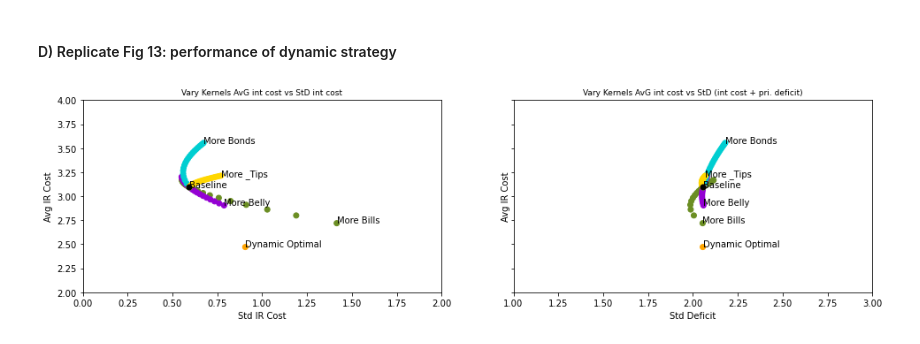
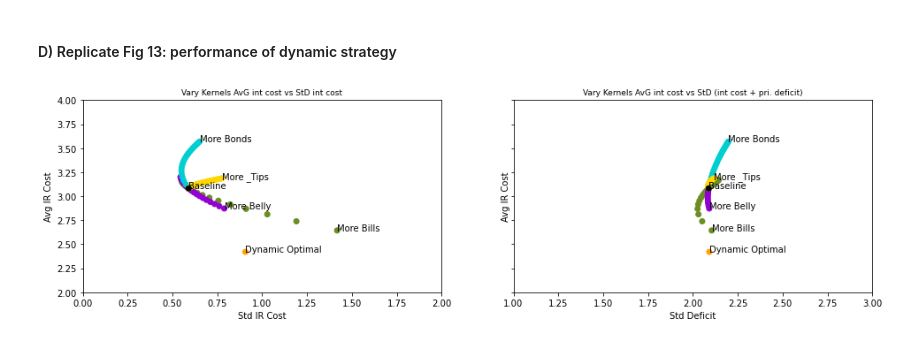
Before and after one commit to BrookingsInstitution/Treasury-Issuance-Model, a Jupyter notebook: doc/Treasury_Issuance_Model-Refactored.ipynb, the cells around one changed output. Drawn from its saved outputs; the diff is of its cells as text; code cells hidden in the pictures.

```diff
--- a/doc/Treasury_Issuance_Model-Refactored.ipynb
+++ b/doc/Treasury_Issuance_Model-Refactored.ipynb
@@ -140,10 +140,6 @@ D_Setup["replicateBeltonTP"] = True
 #     Effective lower bound for FFR is 0.125% in Belton et al
 D_Setup["ELB"] = 0.125
 
-# QuartersperCoup : int
-#     Select 1 for quarterly coupon payments, 2 for semiannual coupon payments.
-D_Setup["QuartersperCoup"] = 2
-
 # estimate_not_assume : bool
 #     If True: Estimates Coefficients for ACM Term Premia interpolation between 2y and 10y and then
 #     extrapolates w/conv adj out to 50y (rather than using assumed coefficients out to 50y).
@@ -598,7 +592,6 @@ Avg_IssRate, Avg_IRCost, Std_IRCost, Std_TotBal, Cor_IRC_PRI =  Performance(
     M_Kernels=D_Setup["M_Kernels"],
     CoeffstoConst_and_MEVs=CoeffstoConst,
     Static=True,
-    QuartersperCoup=D_Setup["QuartersperCoup"],
     n_period=D_Setup["n_period"],
     n_exp_horizon=D_Setup["n_exp_horizon"],
     n_simula=D_Setup["n_simula"]
@@ -641,7 +634,6 @@ if D_Setup["Supply_Effects"] == True:
         M_Kernels=D_Setup["M_Kernels"],
         CoeffstoConst_and_MEVs=CoeffstoConst,
         Static=True,
-        QuartersperCoup=D_Setup["QuartersperCoup"],
         n_period=D_Setup["n_period"],
         n_exp_horizon=D_Setup["n_exp_horizon"],
         n_simula=D_Setup["n_simula"],
@@ -803,29 +795,28 @@ table2
 # %%
 # Compute Strategy performance
 Avg_IssRateD, Avg_IRCostD, Std_IRCostD, Std_TotBalD, Cor_IRC_PRID =  Performance(
     Init_DebtProfiles,
     RateStorages,
     A_SimObs,
     A_NGDP,
     D_Setup["Securities"],
     Const_and_MEVs=Const_and_MEVs,
     M_Kernels=D_Setup["M_Kernels"],
     CoeffstoConst_and_MEVs=xp.expand_dims(D_Setup["CoeffstoConst_and_MEVs"], axis=2),
     Dynamic=True,
-    QuartersperCoup=D_Setup["QuartersperCoup"],
     n_period=D_Setup["n_period"],
     n_exp_horizon=D_Setup["n_exp_horizon"],
     n_simula=D_Setup["n_simula"],
 )
 
 #Plot Performance
 ColorList = [ColorPalette[k] for k in range(len(D_Setup["L_KernelNames"])) for x in range(N_StratVary) ] + ['black'] +['orange']
 StratNames = ['' for x in range(len(D_Setup["L_KernelNames"])*N_StratVary)] + ['Baseline'] + ['Dynamic Optimal']
 for k in range(len(D_Setup["L_KernelNames"])):
     StratNames[(k+1)*N_StratVary-1] = 'More ' + D_Setup["L_KernelNames"][k][max(0,len(D_Setup["L_KernelNames"][k])-5):]
 PlotStrats(xp.append(Avg_IssRate,Avg_IssRateD) , xp.append(Avg_IRCost, Avg_IRCostD) , xp.append(Std_IRCost, Std_IRCostD) , xp.append(Std_TotBal, Std_TotBalD), xp.append(Cor_IRC_PRI,Cor_IRC_PRID), 'Vary Kernels', ColorList=ColorList, StratNames=StratNames, Y_lim=(2,4) , X_lim=(0,2), XX_lim=(1,3), Tabulate=False)
 # %% [output]
-[figure, old version]
+[figure, new version]
 # %%
 print("Elapsed time: ", round(time()-tic,2), " secs")
 # %% [output]
```
Also changed, not shown: parts of 19 cells of this notebook, 1 other file.
